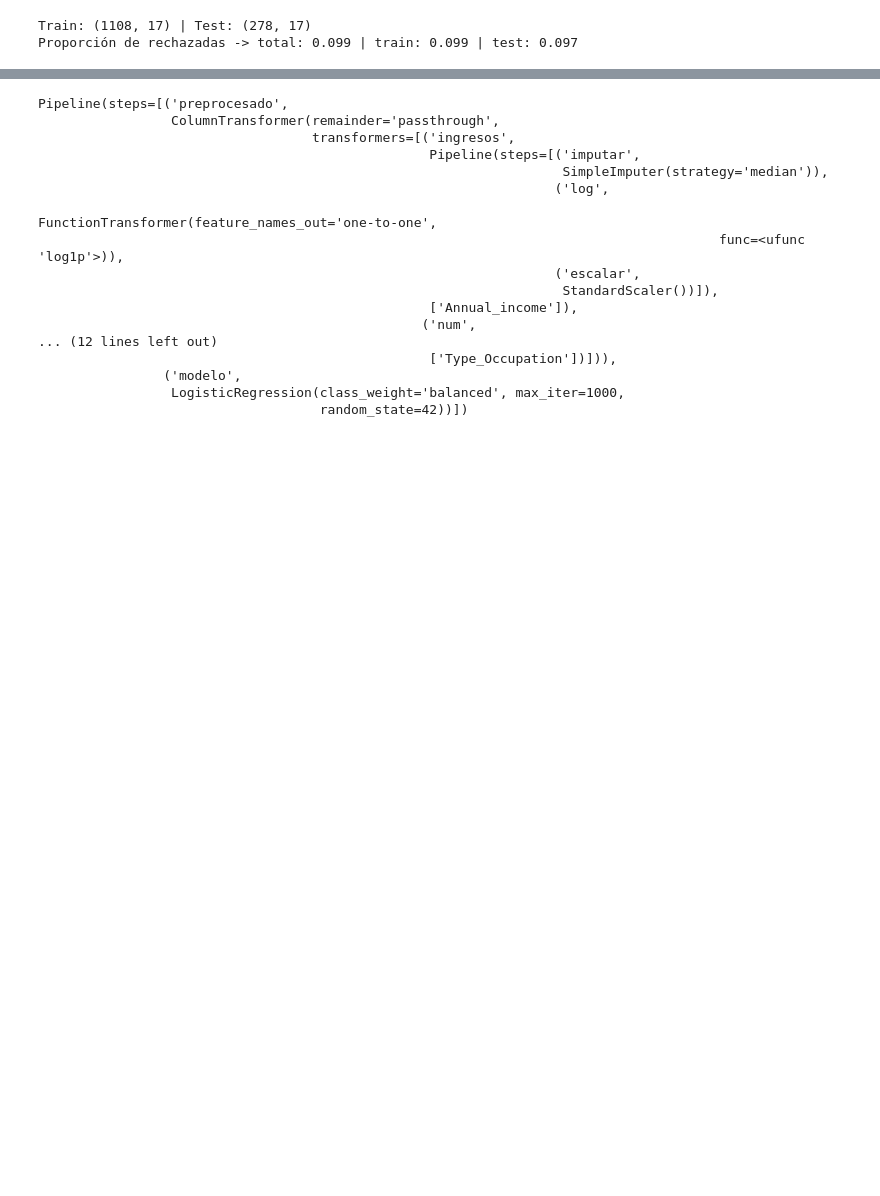
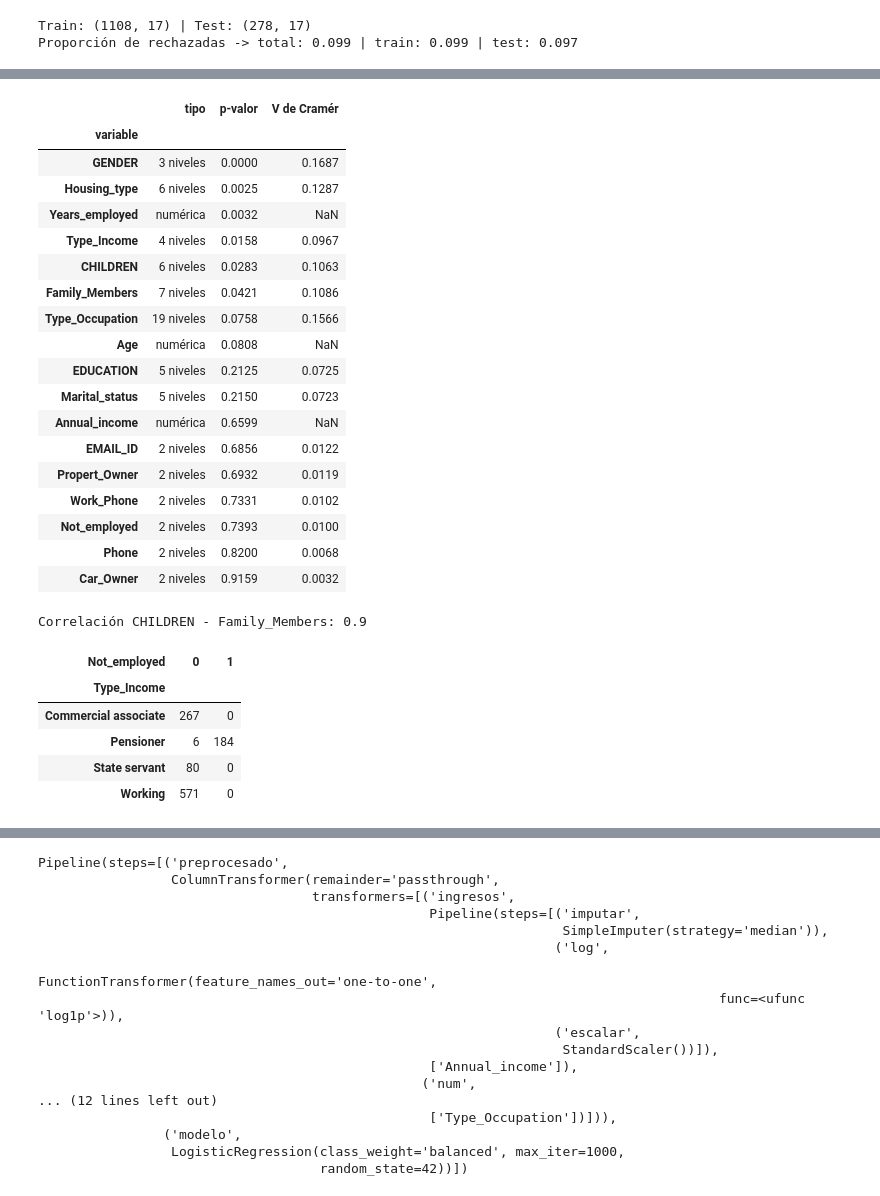
Before and after one commit to RAnteloR/Ejercicio-Tarjeta-de-creditos, a Jupyter notebook: AnteloRamirez_Raul_tarjetas_credito.ipynb, the cells around one changed output, grey strips where cells are left out. Saved outputs shown, nothing was run; the diff lists cells and outputs as text; code cells hidden in the pictures; blank space fills up the shorter version.

```diff
--- a/AnteloRamirez_Raul_tarjetas_credito.ipynb
+++ b/AnteloRamirez_Raul_tarjetas_credito.ipynb
@@ -314,0 +199,20 @@ Proporción de rechazadas -> total: 0.099 | train: 0.099 | test: 0.097
+# %%
+from scipy.stats import fisher_exact
+
+# Cuántos nulos hay por columna y en qué porcentaje
+tr = X_train.assign(label=y_train)   # solo train: aquí se mira el target
+nulos = tr.isna().sum()
+nulos = nulos[nulos > 0].to_frame("n_nulos")
+nulos["% nulos"] = (nulos["n_nulos"] / len(tr) * 100).round(2)
+display(nulos)
+
+# ¿Se relacionan los nulos con el target? Tasa de rechazo con/sin nulo y test exacto de Fisher
+for col in nulos.index:
+    m = tr[col].isna()
+    tabla = [[(tr.loc[m, "label"] == 1).sum(), (tr.loc[m, "label"] == 0).sum()],
+             [(tr.loc[~m, "label"] == 1).sum(), (tr.loc[~m, "label"] == 0).sum()]]
+    p = fisher_exact(tabla)[1]
+    print(f"{col:16s} rechazo con nulo: {tr.loc[m, 'label'].mean():.2f} | sin nulo: {tr.loc[~m, 'label'].mean():.2f} | p-valor Fisher: {p:.4f}")
+
+# ¿Y con otras variables? (Type_Occupation vs Type_Income)
+display(pd.crosstab(tr["Type_Income"], tr["Type_Occupation"].isna(), normalize="index").round(2))
@@ -314,0 +250,46 @@ Proporción de rechazadas -> total: 0.099 | train: 0.099 | test: 0.097
+# %%
+from scipy.stats import chi2_contingency, mannwhitneyu
+
+filas = []
+for col in tr.columns.drop("label"):
+    if pd.api.types.is_numeric_dtype(tr[col]) and tr[col].nunique() > 10:
+        # numérica continua: Mann-Whitney entre rechazadas y aprobadas
+        p = mannwhitneyu(tr.loc[tr["label"] == 1, col].dropna(), tr.loc[tr["label"] == 0, col].dropna()).pvalue
+        filas.append((col, "numérica", p, np.nan))
+    else:
+        # categórica, binaria o conteo pequeño: chi-cuadrado (los nulos cuentan como un nivel más)
+        tabla = pd.crosstab(tr[col].astype("object").fillna("nulo").astype(str), tr["label"])
+        chi2, p, _, _ = chi2_contingency(tabla)
+        filas.append((col, f"{tabla.shape[0]} niveles", p, np.sqrt(chi2 / (tabla.values.sum() * (min(tabla.shape) - 1)))))
+asociacion = pd.DataFrame(filas, columns=["variable", "tipo", "p-valor", "V de Cramér"]).set_index("variable").sort_values("p-valor").round(4)
+display(asociacion)
+
+print("\nCorrelación CHILDREN - Family_Members:", round(tr["CHILDREN"].corr(tr["Family_Members"]), 2))
+display(pd.crosstab(tr["Type_Income"], tr["Not_employed"]))
+# %% [output]
+|  | tipo | p-valor | V de Cramér |
+| variable |  |  |  |
+| GENDER | 3 niveles | 0.0000 | 0.1687 |
+| Housing_type | 6 niveles | 0.0025 | 0.1287 |
+| Years_employed | numérica | 0.0032 | NaN |
+| Type_Income | 4 niveles | 0.0158 | 0.0967 |
+| CHILDREN | 6 niveles | 0.0283 | 0.1063 |
+| Family_Members | 7 niveles | 0.0421 | 0.1086 |
+| Type_Occupation | 19 niveles | 0.0758 | 0.1566 |
+| Age | numérica | 0.0808 | NaN |
+| EDUCATION | 5 niveles | 0.2125 | 0.0725 |
+| Marital_status | 5 niveles | 0.2150 | 0.0723 |
+| Annual_income | numérica | 0.6599 | NaN |
+| EMAIL_ID | 2 niveles | 0.6856 | 0.0122 |
+| Propert_Owner | 2 niveles | 0.6932 | 0.0119 |
+| Work_Phone | 2 niveles | 0.7331 | 0.0102 |
+| Not_employed | 2 niveles | 0.7393 | 0.0100 |
+| Phone | 2 niveles | 0.8200 | 0.0068 |
+| Car_Owner | 2 niveles | 0.9159 | 0.0032 |
+Correlación CHILDREN - Family_Members: 0.9
+| Not_employed | 0 | 1 |
+| Type_Income |  |  |
+| Commercial associate | 267 | 0 |
+| Pensioner | 6 | 184 |
+| State servant | 80 | 0 |
+| Working | 571 | 0 |
```
Also changed, not shown: parts of 27 cells of this notebook.
